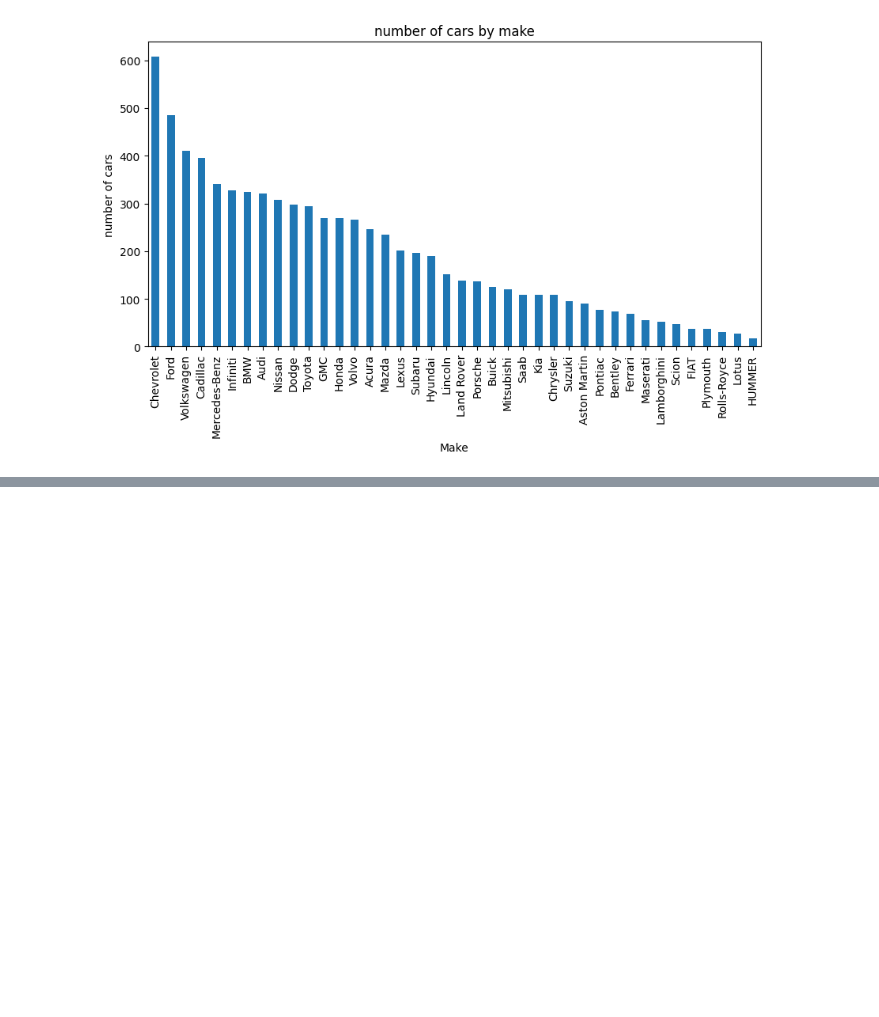
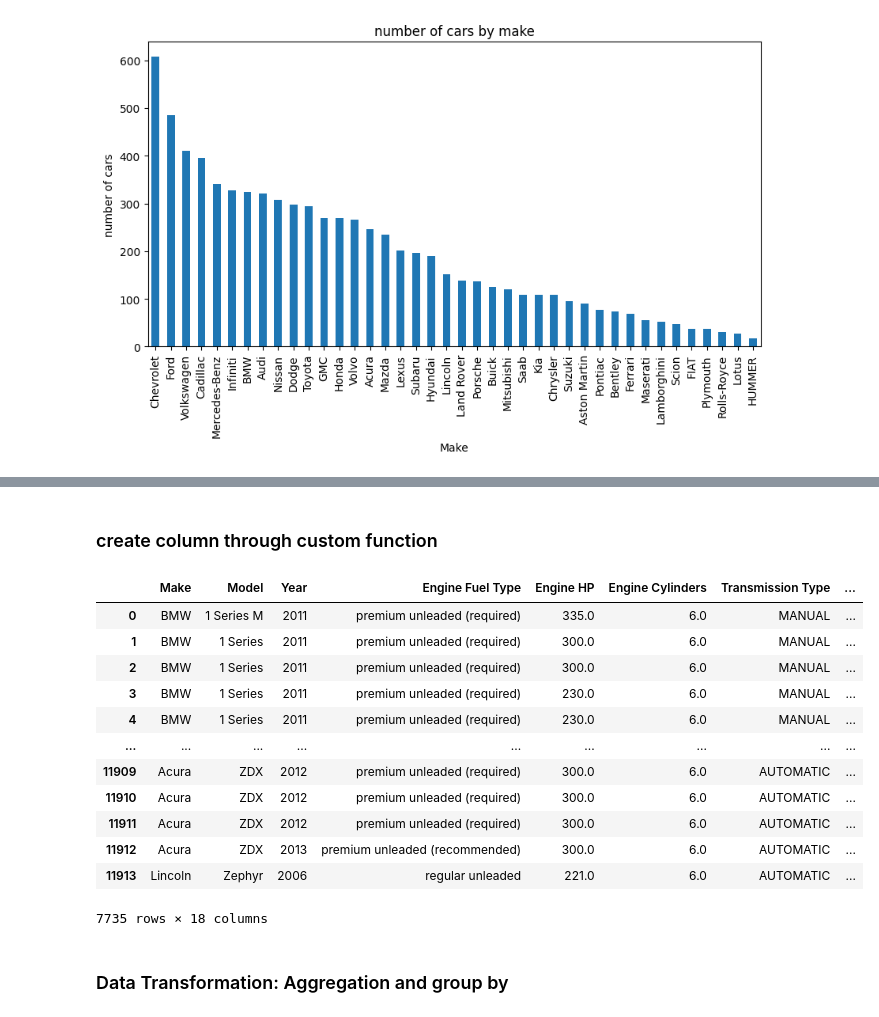
Before and after one commit to ESET0104/Basic_training, a Jupyter notebook: Basics_of_python/day-5/EDA.ipynb, the cells around one changed output, grey strips where cells are left out. Saved outputs shown, nothing was run; the diff lists cells and outputs as text; code cells hidden in the pictures; blank space fills up the shorter version.

```diff
--- a/Basics_of_python/day-5/EDA.ipynb
+++ b/Basics_of_python/day-5/EDA.ipynb
@@ -251,0 +260,4 @@ Text(0.5, 0, 'Make')
+# %%
+df2['Avg mpg'] = (df2['highway MPG'] + df2['city mpg'])/2
+
+df2.head()
@@ -251,0 +271,30 @@ Text(0.5, 0, 'Make')
+# %% [markdown]
+### create column through custom function
+# %%
+def version_segment(year):
+    if(year < 2000):
+        return 'old'
+    elif(2000 <= year < 2010):
+        return 'mid'
+    else:
+        return 'new'
+
+df2['version_segment'] = df2['Year'].apply(version_segment)
+# %%
+df2
+# %% [output]
+|  | Make | Model | Year | Engine Fuel Type | Engine HP | Engine Cylinders | Transmission Type | ... |
+| 0 | BMW | 1 Series M | 2011 | premium unleaded (required) | 335.0 | 6.0 | MANUAL | ... |
+| 1 | BMW | 1 Series | 2011 | premium unleaded (required) | 300.0 | 6.0 | MANUAL | ... |
+| 2 | BMW | 1 Series | 2011 | premium unleaded (required) | 300.0 | 6.0 | MANUAL | ... |
+| 3 | BMW | 1 Series | 2011 | premium unleaded (required) | 230.0 | 6.0 | MANUAL | ... |
+| 4 | BMW | 1 Series | 2011 | premium unleaded (required) | 230.0 | 6.0 | MANUAL | ... |
+| ... | ... | ... | ... | ... | ... | ... | ... | ... |
+| 11909 | Acura | ZDX | 2012 | premium unleaded (required) | 300.0 | 6.0 | AUTOMATIC | ... |
+| 11910 | Acura | ZDX | 2012 | premium unleaded (required) | 300.0 | 6.0 | AUTOMATIC | ... |
+| 11911 | Acura | ZDX | 2012 | premium unleaded (required) | 300.0 | 6.0 | AUTOMATIC | ... |
+| 11912 | Acura | ZDX | 2013 | premium unleaded (recommended) | 300.0 | 6.0 | AUTOMATIC | ... |
+| 11913 | Lincoln | Zephyr | 2006 | regular unleaded | 221.0 | 6.0 | AUTOMATIC | ... |
+7735 rows × 18 columns
+# %% [markdown]
+### Data Transformation: Aggregation and group by
```
Also changed, not shown: parts of 6 cells of this notebook, 1 other file.
